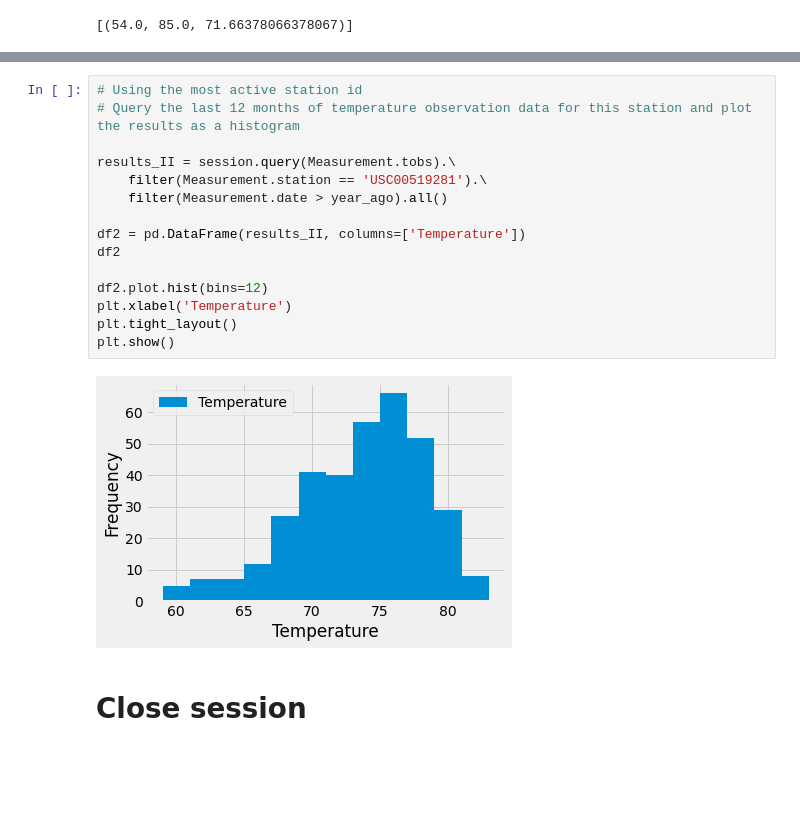
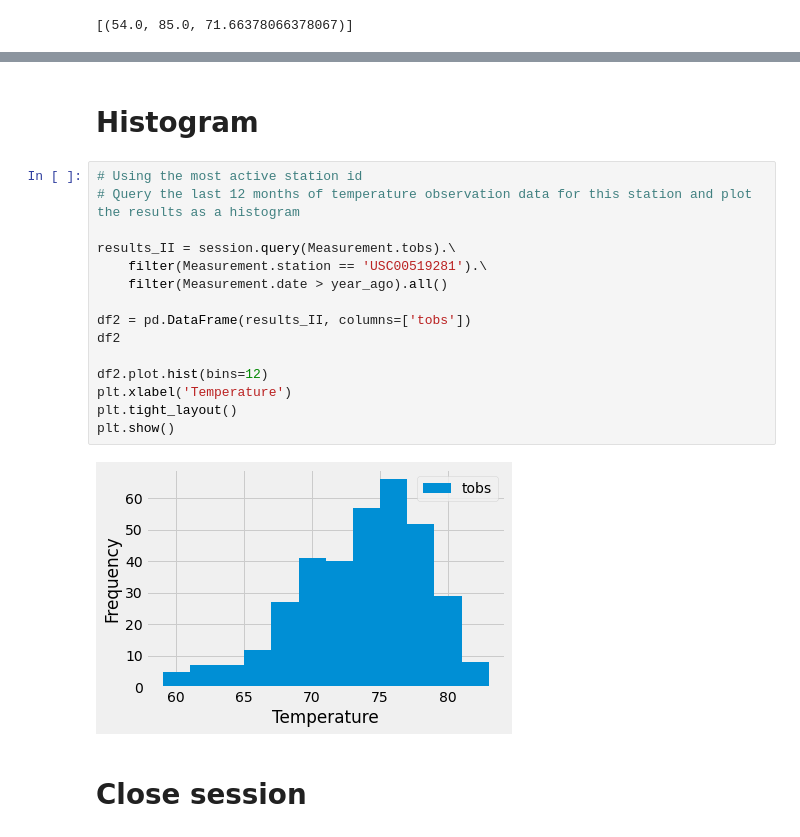
Before and after one commit to CMDenys/sqlalchemy-climate-analysis, a Jupyter notebook: climate_complete.ipynb, the cells around one changed output, grey strips where cells are left out. Cells and saved outputs as stored; diff of their text form; blank space fills up the shorter version.

```diff
--- a/climate_complete.ipynb
+++ b/climate_complete.ipynb
@@ -175,20 +233,22 @@ station_agg
+# %% [markdown]
+# Histogram
 # %%
 # Using the most active station id
 # Query the last 12 months of temperature observation data for this station and plot the results as a histogram
 
 results_II = session.query(Measurement.tobs).\
     filter(Measurement.station == 'USC00519281').\
     filter(Measurement.date > year_ago).all()
 
-df2 = pd.DataFrame(results_II, columns=['Temperature'])
+df2 = pd.DataFrame(results_II, columns=['tobs'])
 df2
 
 df2.plot.hist(bins=12)
 plt.xlabel('Temperature')
 plt.tight_layout()
 plt.show()
 # %% [output]
-[figure, old version]
+[figure, new version]
 # %% [markdown]
 # Close session
 # %%
```
Also changed, not shown: parts of 6 cells of this notebook, 2 other files.
